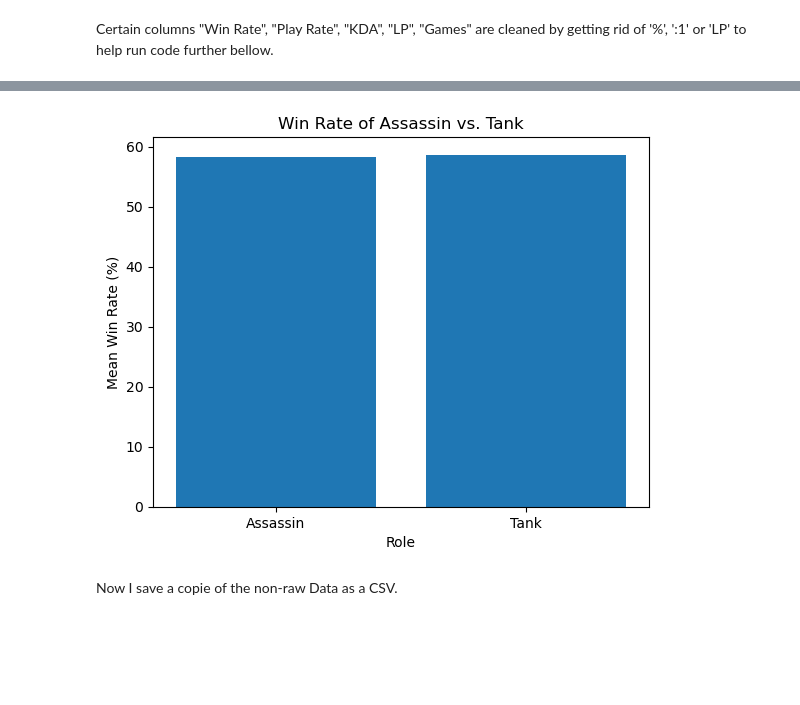
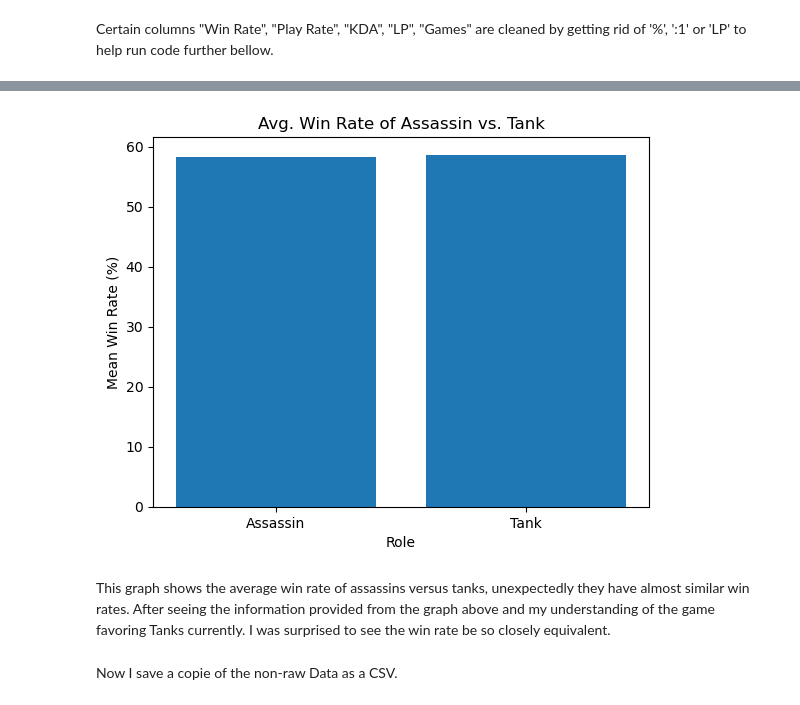
Before and after one commit to Acsande/Assignment7, a Jupyter notebook: AS222343_Assignment7.ipynb, the cells around one changed output, grey strips where cells are left out. Drawn from its saved outputs; the diff is of its cells as text; code cells hidden in the pictures; blank space fills up the shorter version.

```diff
--- a/AS222343_Assignment7.ipynb
+++ b/AS222343_Assignment7.ipynb
@@ -189,12 +193,14 @@ A pie chart is created based off of region. I can notice that EUW1(Europe) has a
-# %%
-df_filtered = df[df['Role'].isin(['Assassin', 'Tank'])]
-df_grouped = df_filtered.groupby('Role').agg({'Win Rate': 'mean'}).reset_index()
-
-plt.bar(df_grouped['Role'], df_grouped['Win Rate'])
-plt.title('Win Rate of Assassin vs. Tank')
-plt.xlabel('Role')
-plt.ylabel('Mean Win Rate (%)')
-plt.show()
-# %% [output]
-[figure, removed]
+# %%
+df_filtered = df[df['Role'].isin(['Assassin', 'Tank'])]
+df_grouped = df_filtered.groupby('Role').agg({'Win Rate': 'mean'}).reset_index()
+
+plt.bar(df_grouped['Role'], df_grouped['Win Rate'])
+plt.title('Avg. Win Rate of Assassin vs. Tank')
+plt.xlabel('Role')
+plt.ylabel('Mean Win Rate (%)')
+plt.show()
+# %% [output]
+[figure, added]
+# %% [markdown]
+This graph shows the average win rate of assassins versus tanks, unexpectedly they have almost similar win rates. After seeing the information provided from the graph above and my understanding of the game favoring Tanks currently. I was surprised to see the win rate be so closely equivalent.
 # %%
```
Also changed, not shown: parts of 14 cells of this notebook.
